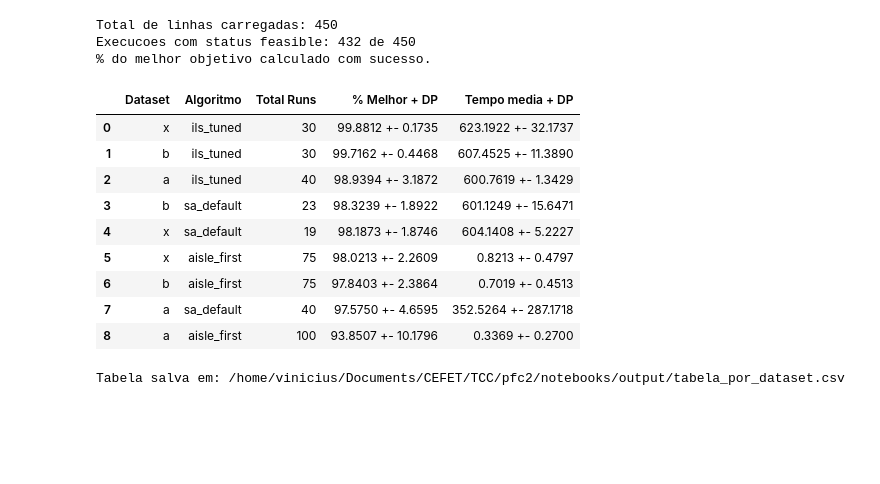
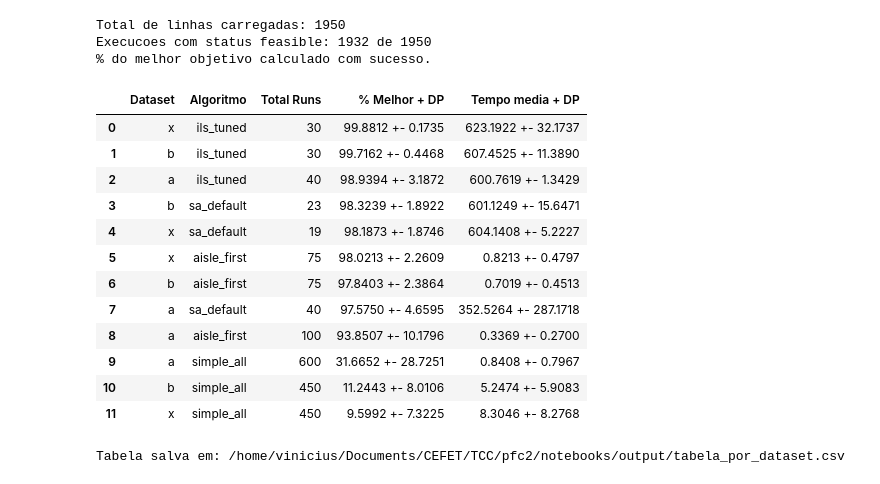
Before and after one commit to tinicius/PFC-2-code, a Jupyter notebook: notebooks/analise_resultados.ipynb, the cells around one changed output. Drawn from its saved outputs; the diff is of its cells as text; code cells hidden in the pictures; blank space fills up the shorter version.

```diff
--- a/notebooks/analise_resultados.ipynb
+++ b/notebooks/analise_resultados.ipynb
@@ -11,9 +11,10 @@ from pathlib import Path
 # Exemplo: RESULT_DIRS = ['result_0005', 'result_0006']
 # -----------------------------------------------------------
 RESULT_DIRS = [
-    'result_0007', # Aisle First
-    'result_0009', # SA
-    'ils_2'
+    'aisle_first_5', # Aisle First
+    'sa_2', # SA
+    'ils_2',
+    'simple_30'
 ]
 # -----------------------------------------------------------
 
@@ -108,35 +109,38 @@ else:
     tabela_exibir = tabela[['dataset', 'algo_id', 'n_runs', '% Melhor + DP', 'Tempo media + DP']].rename(columns={
         'dataset':  'Dataset',
         'algo_id':  'Algoritmo',
         'n_runs':   'Total Runs',
     })
 
     display(tabela_exibir.reset_index(drop=True))
 
 # --- Exporta CSV ---
 OUTPUT_DIR = PROJECT_ROOT / 'notebooks' / 'output'
 OUTPUT_DIR.mkdir(exist_ok=True)
 
 if not df_ok.empty and 'pct_best' in df_ok.columns:
     path = OUTPUT_DIR / 'tabela_por_dataset.csv'
     tabela_exibir.to_csv(path, index=False)
     print('Tabela salva em:', path)
 else:
     print('[INFO] Nada exportado - nenhum dado disponivel.')
 # %% [output]
-Total de linhas carregadas: 450
-Execucoes com status feasible: 432 de 450
+Total de linhas carregadas: 1950
+Execucoes com status feasible: 1932 de 1950
 % do melhor objetivo calculado com sucesso.
 |  | Dataset | Algoritmo | Total Runs | % Melhor + DP | Tempo media + DP |
 | 0 | x | ils_tuned | 30 | 99.8812 +- 0.1735 | 623.1922 +- 32.1737 |
 | 1 | b | ils_tuned | 30 | 99.7162 +- 0.4468 | 607.4525 +- 11.3890 |
 | 2 | a | ils_tuned | 40 | 98.9394 +- 3.1872 | 600.7619 +- 1.3429 |
 | 3 | b | sa_default | 23 | 98.3239 +- 1.8922 | 601.1249 +- 15.6471 |
 | 4 | x | sa_default | 19 | 98.1873 +- 1.8746 | 604.1408 +- 5.2227 |
 | 5 | x | aisle_first | 75 | 98.0213 +- 2.2609 | 0.8213 +- 0.4797 |
 | 6 | b | aisle_first | 75 | 97.8403 +- 2.3864 | 0.7019 +- 0.4513 |
 | 7 | a | sa_default | 40 | 97.5750 +- 4.6595 | 352.5264 +- 287.1718 |
 | 8 | a | aisle_first | 100 | 93.8507 +- 10.1796 | 0.3369 +- 0.2700 |
+| 9 | a | simple_all | 600 | 31.6652 +- 28.7251 | 0.8408 +- 0.7967 |
+| 10 | b | simple_all | 450 | 11.2443 +- 8.0106 | 5.2474 +- 5.9083 |
+| 11 | x | simple_all | 450 | 9.5992 +- 7.3225 | 8.3046 +- 8.2768 |
 Tabela salva em: /home/vinicius/Documents/CEFET/TCC/pfc2/notebooks/output/tabela_por_dataset.csv
 # %%
 # --- Pareto frontier (% do melhor vs exec_time) ---
```
Also changed, not shown: parts of 5 cells of this notebook, 12 other files.
